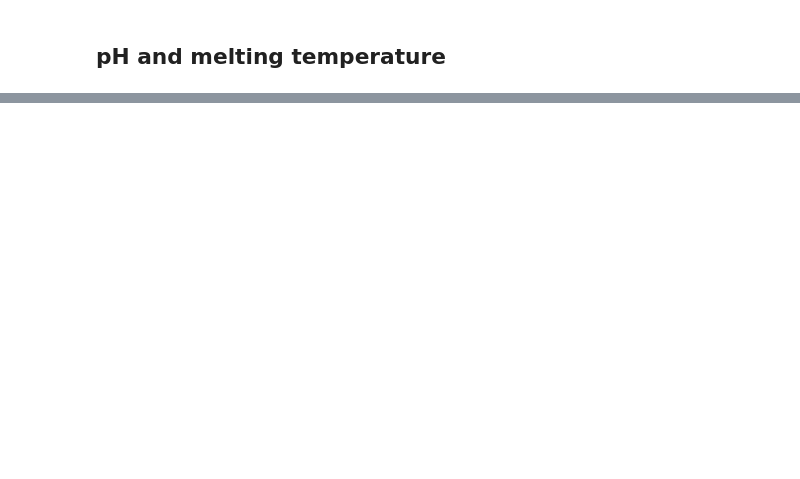
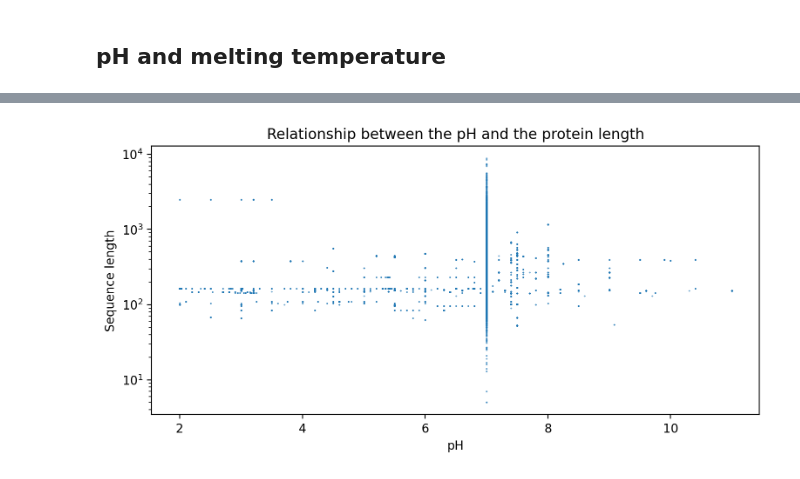
Before and after one commit to adrien-lagesse/enzyme-stability, a Jupyter notebook: EDA.ipynb, the cells around one changed output, grey strips where cells are left out. Drawn from its saved outputs; the diff is of its cells as text; code cells hidden in the pictures; blank space fills up the shorter version.

```diff
--- a/EDA.ipynb
+++ b/EDA.ipynb
@@ -113,0 +132,10 @@ plt.show()
+# %%
+plt.figure(figsize=(9,4), dpi= 200)
+plt.scatter(np.clip(train_df["pH"],0,14), train_df["protein_sequence"].apply(lambda x:len(x)), s=0.1)
+plt.title("Relationship between the pH and the protein length")
+plt.xlabel("pH")
+plt.ylabel("Sequence length")
+plt.yscale('log')
+plt.show()
+# %% [output]
+[figure, added]
```
Also changed, not shown: parts of 29 cells of this notebook, 5 other files.
